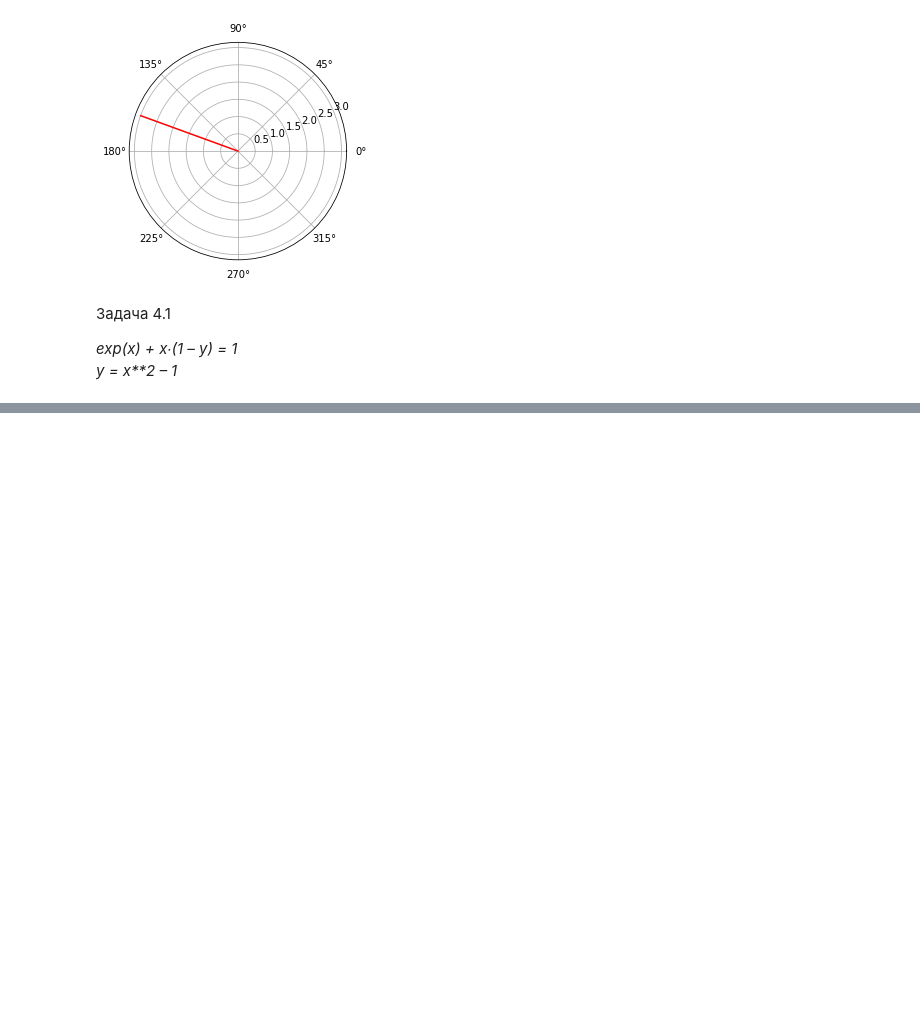
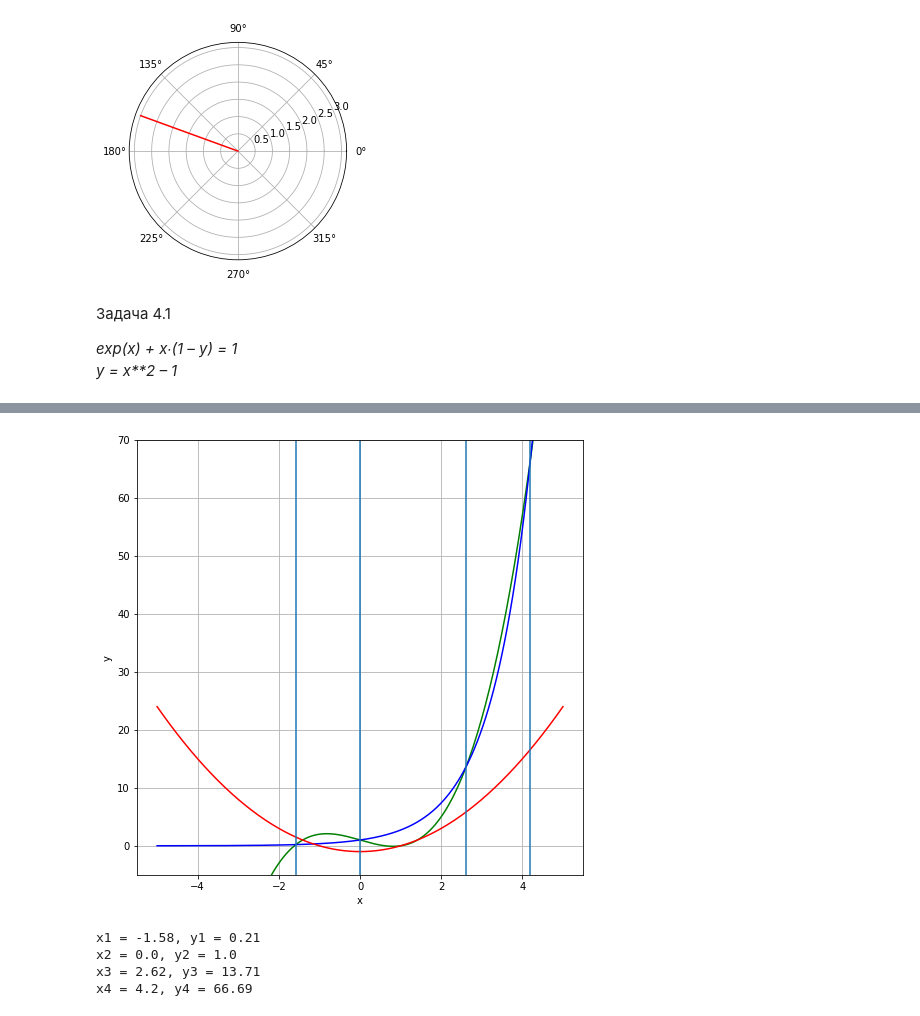
Before and after one commit to nedokormysh/GB_Intro_Further_Mathematics, a Jupyter notebook: Homework2_3.ipynb, the cells around one changed output, grey strips where cells are left out. Saved outputs shown, nothing was run; the diff lists cells and outputs as text; code cells hidden in the pictures; blank space fills up the shorter version.

```diff
--- a/Homework2_3.ipynb
+++ b/Homework2_3.ipynb
@@ -432,0 +454,46 @@ print(round(x3, 2), round(y3, 2))
+# %%
+import numpy as np
+import matplotlib.pyplot as plt
+from scipy.optimize import fsolve
+
+
+fig = plt.figure(figsize=(8, 8))
+ax = fig.add_subplot(111)
+x = np.linspace(-5, 5, 300)
+y1 = (x**3 - 2 * x + 1)
+y2 = np.exp(x)
+y3 = x**2 - 1
+plt.ylim(-5, 70)
+plt.plot(x, y1, color = 'green')
+plt.plot(x, y2, color = 'blue')
+plt.plot(x, y3, color = 'r')
+plt.axvline(-1.58, -3, 10)
+plt.axvline(0, -3, 10)
+plt.axvline(2.62, -3, 10)
+plt.axvline(4.2, -3, 10)
+# plt.fill(-1.5, 0)
+plt.grid(True)
+plt.xlabel('x')
+plt.ylabel('y')
+plt.show()
+
+
+def equations(p):
+    x, y = p
+    return (y - np.exp(x)), (y - (x**3 - 2 * x + 1))
+
+x1, y1 = fsolve(equations, (-2, 0))
+x2, y2 = fsolve(equations, (0, 1))
+x3, y3 = fsolve(equations, (2, 10))
+x4, y4 = fsolve(equations, (4.2, 6))
+
+print(f'x1 = {round(x1, 2)}, y1 = {round(y1, 2)}')
+print(f'x2 = {round(x2, 2)}, y2 = {round(y2, 2)}')
+print(f'x3 = {round(x3, 2)}, y3 = {round(y3, 2)}')
+print(f'x4 = {round(x4, 2)}, y4 = {round(y4, 2)}')
+# %% [output]
+[figure, added]
+x1 = -1.58, y1 = 0.21
+x2 = 0.0, y2 = 1.0
+x3 = 2.62, y3 = 13.71
+x4 = 4.2, y4 = 66.69
```
Also changed, not shown: parts of 4 cells of this notebook.
